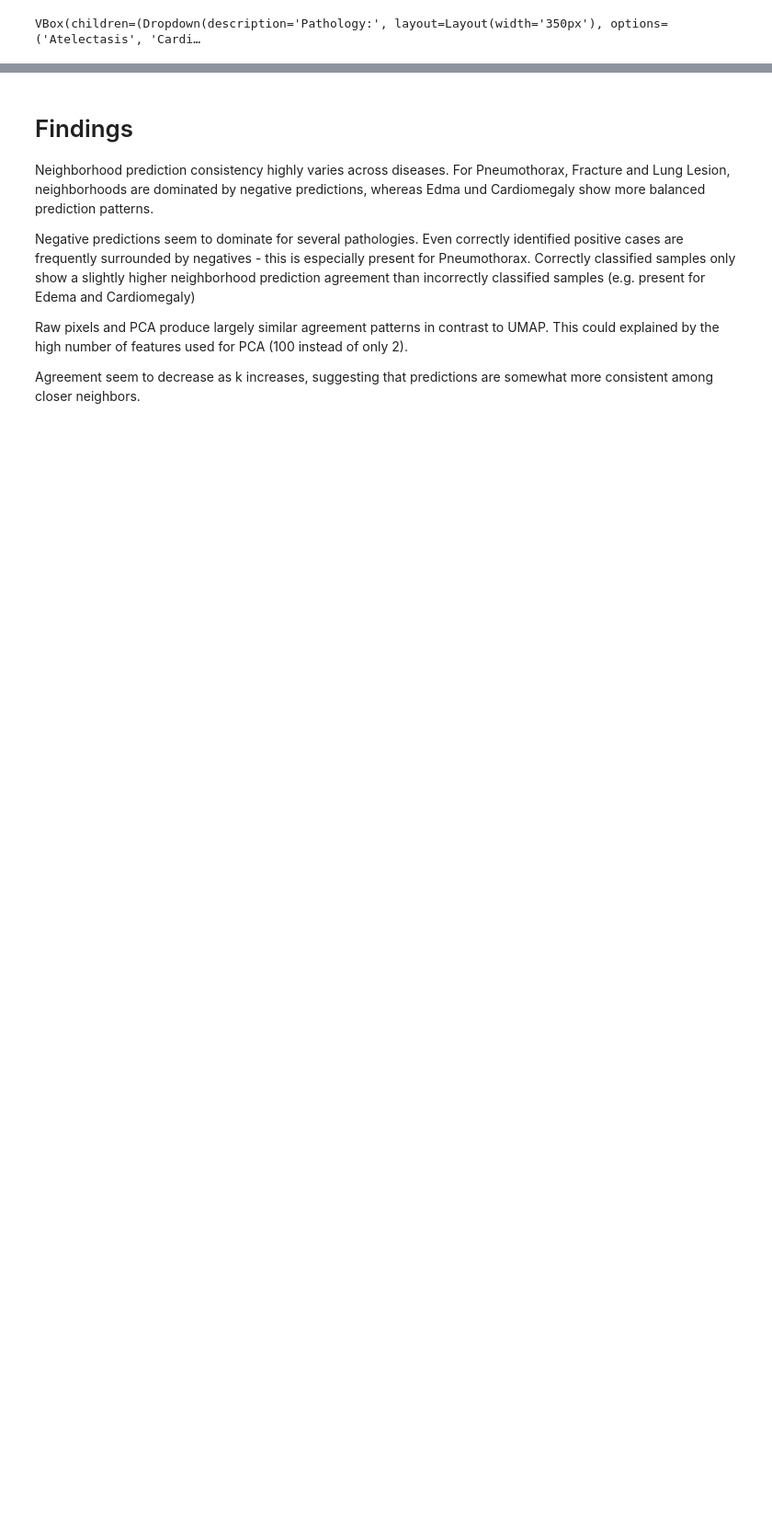
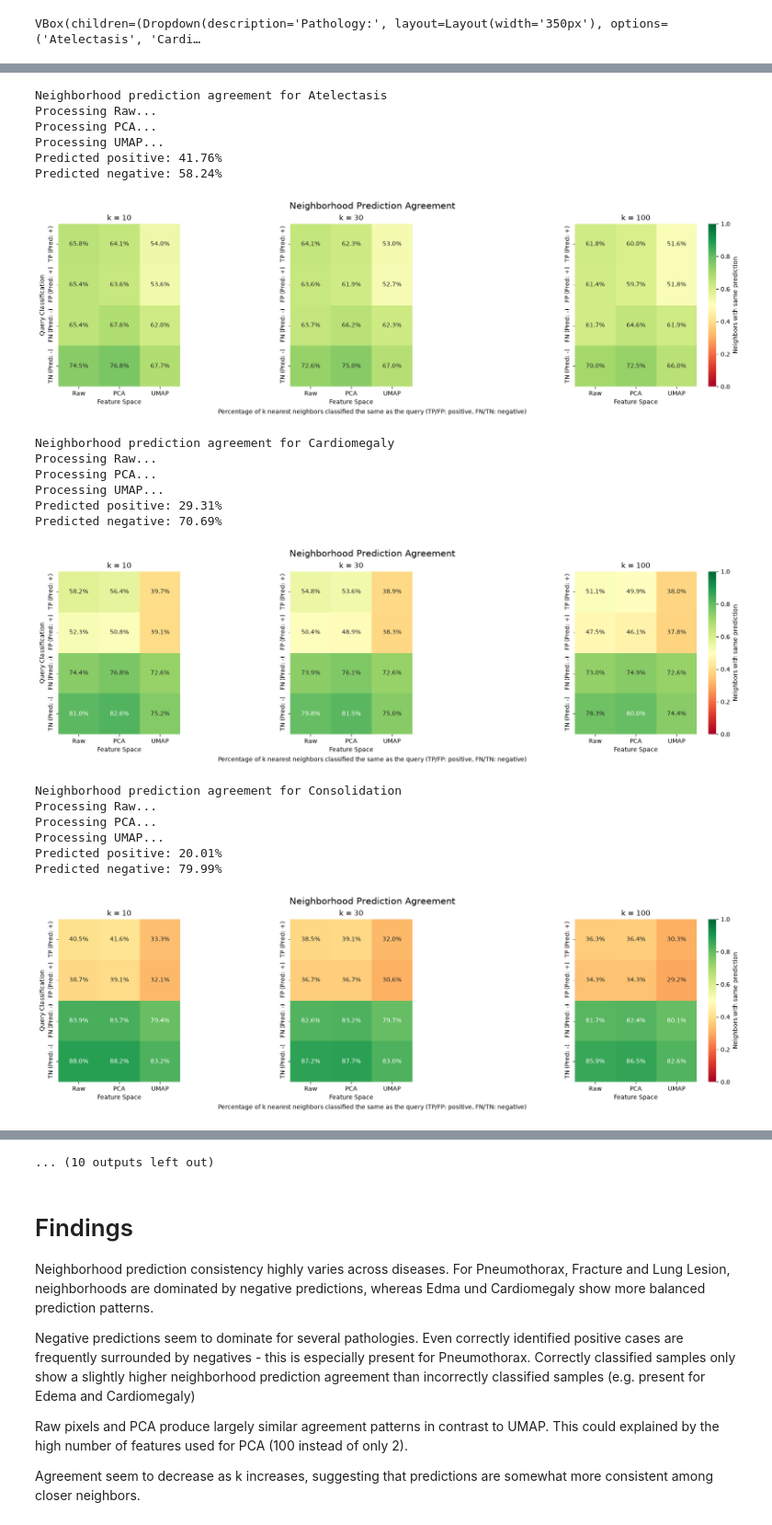
Before and after one commit to ngChris/ai-vis-lab-2026-x-rayable-ai, a Jupyter notebook: phase1-model-behavior/ai-guided-pair/r4_kNN_analysis.ipynb, the cells around one changed output, grey strips where cells are left out. Shown at 92% size. Drawn from its saved outputs; the diff is of its cells as text; code cells hidden in the pictures; blank space fills up the shorter version.

Commit message:
restructured nb, plotted each neighborhood pred agreement heatmap

```diff
--- a/phase1-model-behavior/ai-guided-pair/r4_kNN_analysis.ipynb
+++ b/phase1-model-behavior/ai-guided-pair/r4_kNN_analysis.ipynb
@@ -23,3 +20,5 @@ An interactive visualization allows users to explore these relationships across
+# %%
+images = np.stack([x["img"] for x in XRAY_DATASET])
 # %%
 def create_comparison_widget():
     pathology_dropdown = widgets.Dropdown(
@@ -121,0 +124,60 @@ VBox(children=(Dropdown(description='Pathology:', layout=Layout(width='350px'),
+# %%
+def calculate_feature_space(images):
+    # Flatten images for pixel-based comparison
+    X_raw = images.reshape(len(images), -1).astype(np.float32)
+
+    # PCA
+    pca = PCA(n_components=100)
+    X_pca = pca.fit_transform(X_raw)
+
+    # UMAP (with PCA features)
+    X_umap = umap.UMAP(n_components=2,
+                              n_neighbors=10,
+                              min_dist=0.1,
+                              random_state=42).fit_transform(X_pca)
+
+    # NN
+    feature_space = {"Raw": X_raw,
+                     "PCA": X_pca,
+                     "UMAP": X_umap}
+    return feature_space
+# %%
+feature_space = calculate_feature_space(images)
+# %%
+for pathology in XRAY_DATASET.pathologies:
+
+    print(f"Neighborhood prediction agreement for {pathology}")
+    dataset_idx = DATASET_LABEL_INDICES_MAP[pathology]
+    ground_truth = XRAY_LABELS_LIST[:, dataset_idx]
+    predictions = MODEL_SCORE_PREDICTIONS_CONVERTED[:, dataset_idx]
+
+    agreement_results = calculate_agreement_heatmap(
+        feature_space=feature_space,
+        ground_truth=ground_truth,
+        predictions=predictions,
+        threshold=0.7,
+        k_values=[10, 30, 100])
+
+    plot_agreement_heatmaps(agreement_results)
+# %% [output]
+Neighborhood prediction agreement for Atelectasis
+Processing Raw...
+Processing PCA...
+Processing UMAP...
+Predicted positive: 41.76%
+Predicted negative: 58.24%
+[figure, added]
+Neighborhood prediction agreement for Cardiomegaly
+Processing Raw...
+Processing PCA...
+Processing UMAP...
+Predicted positive: 29.31%
+Predicted negative: 70.69%
+[figure, added]
+Neighborhood prediction agreement for Consolidation
+Processing Raw...
+Processing PCA...
+Processing UMAP...
+Predicted positive: 20.01%
+Predicted negative: 79.99%
+[figure, added]
@@ -122,3 +205,4 @@ VBox(children=(Dropdown(description='Pathology:', layout=Layout(width='350px'),
+... (10 outputs left out)
 # %% [markdown]
 # Findings
 Neighborhood prediction consistency highly varies across diseases. For Pneumothorax, Fracture and Lung Lesion, neighborhoods are dominated by negative predictions, whereas Edma und Cardiomegaly show more balanced prediction patterns.
```
Also changed, not shown: parts of 4 cells of this notebook.
